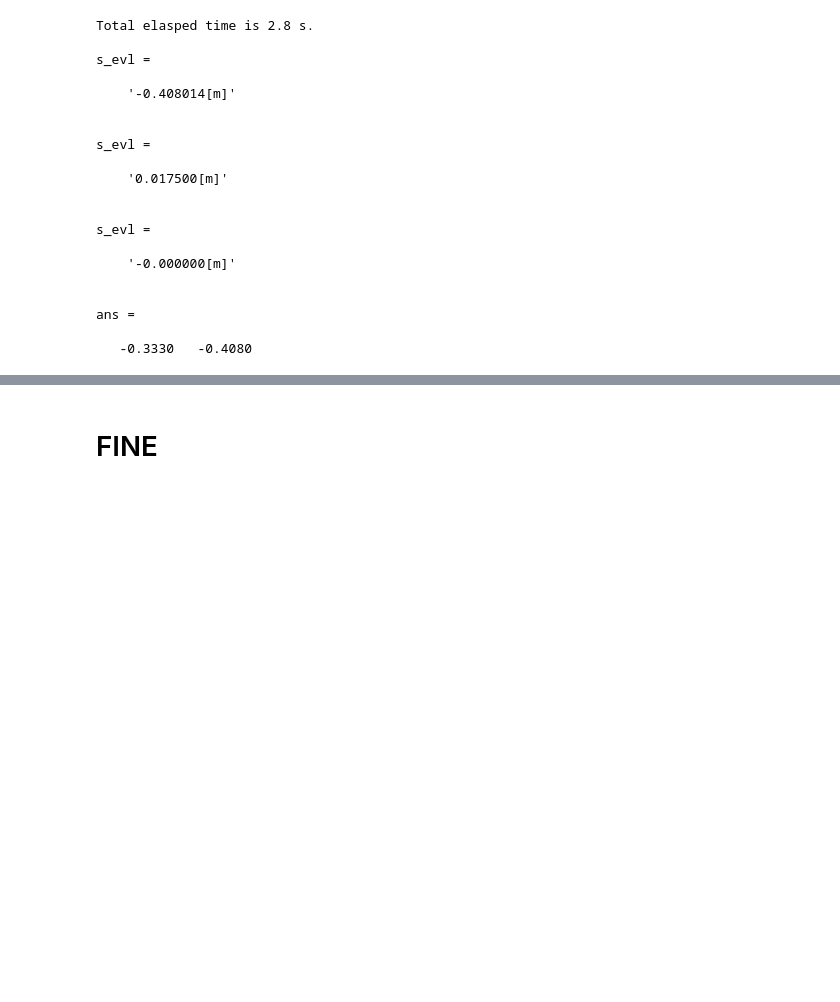
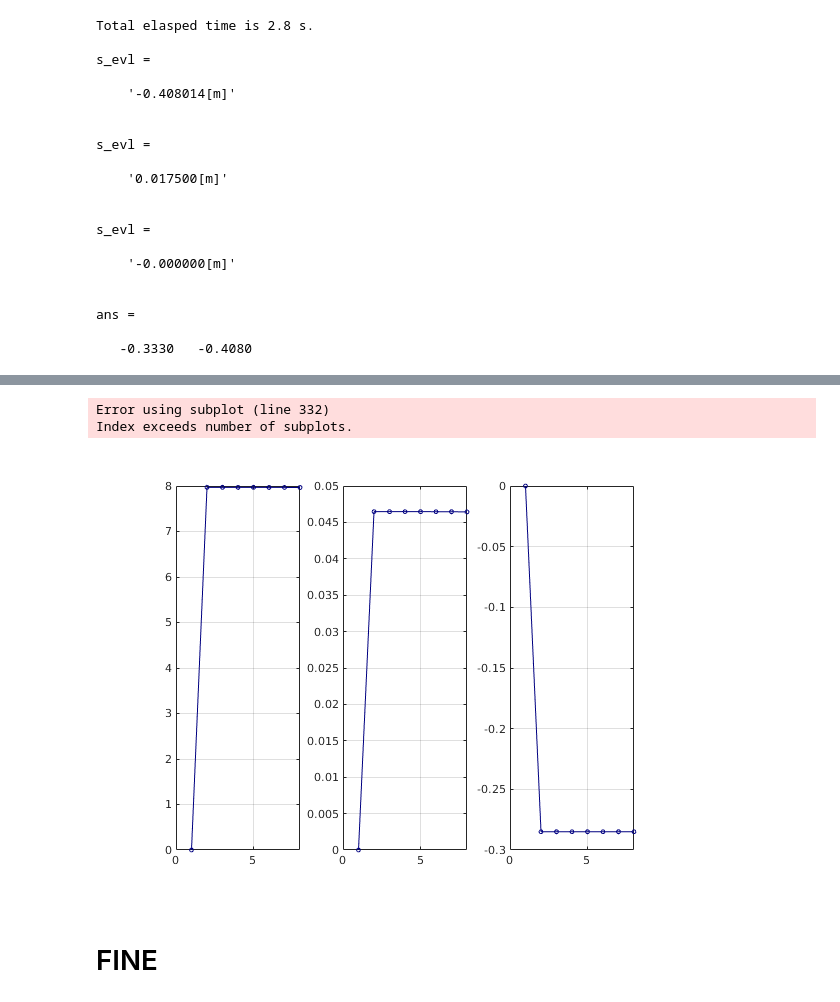
Before and after one commit to seoha0kim/openfoam_seo, a Jupyter notebook: Physical Properties for sbD.ipynb, the cells around one changed output, grey strips where cells are left out. Saved outputs shown, nothing was run; the diff lists cells and outputs as text; code cells hidden in the pictures; blank space fills up the shorter version.

```diff
--- a/Physical Properties for sbD.ipynb
+++ b/Physical Properties for sbD.ipynb
@@ -328,3 +362,37 @@ s_evl =
 ans =
 
    -0.3330   -0.4080
+# %%
+% res_tr = [];
+res_tr = zeros(9,3);
+res_tr(9,:) = [seo.mass_L,seo.Imx_L,seo.x_cg];
+for id_itr = 8:-1:1
+    seo.id_mesh = id_itr;
+    model.component('comp1').mesh('mesh1').autoMeshSize(seo.id_mesh);
+    model.sol('sol1').runFromTo('st1', 'v1');
+
+    seo.mass_L = mphint2(model,'solid.rho','volume','selection','all');
+    seo.mx_L(1) = mphint2(model,'solid.rho*X','volume','selection','all');
+    seo.x_cg = seo.mx_L(1)/seo.mass_L;
+    s_evl = sprintf('solid.rho*(X-%f)',seo.x_cg);
+    seo.mx_L(2) = mphint2(model,s_evl,'volume','selection','all');
+    s_evl = sprintf('solid.rho*(X-%f)^2',seo.x_cg);
+    seo.Imx_L = mphint2(model,s_evl,'volume','selection','all');
+
+    fprintf(fid, 'Mass Large\n mass: %f\n', seo.mass_L);
+    fprintf(fid, 'mass moment of inertia: %f\n', seo.Imx_L);
+
+    res_tr(id_itr,:) = [seo.mass_L,seo.Imx_L,seo.x_cg];
+end
+figure(100)
+clf
+s_l = {'m','$\mathrm{I_p}$','$\mathrm{x_{gc}}$'};
+for ii=1:3
+subplot(1,3,ii)
+plot(res_tr(:,ii),'-o','Color',[0 0 .65],'MarkerSize',6-3)
+xlabel(s_l{ii})
+% grid
+set(gca,'YScale','log')
+end
+gcfG;gcfH;gcfLFont;gcfS;gcfP;
+gcfX([0 8])
@@ -331,2 +417,12 @@ ans =
+# %%
+for ii=1:8
+    subplot(1,3,ii)
+    plot(res_tr(1:8,ii),'-o','MarkerSize',6-3,'Color',[0 0 .5])
+    grid
+end
+# %% [output]
+Error using subplot (line 332)
+Index exceeds number of subplots.
+[figure, added]
 # %% [markdown]
 # FINE
```
Also changed, not shown: parts of 3 cells of this notebook, 2 other files.
